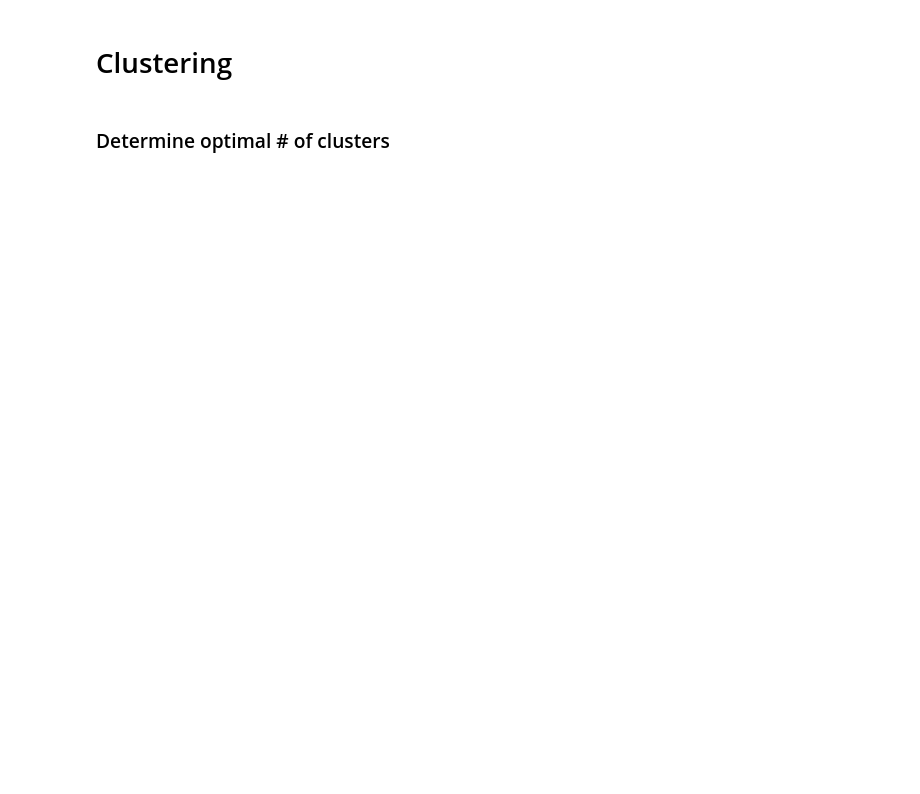
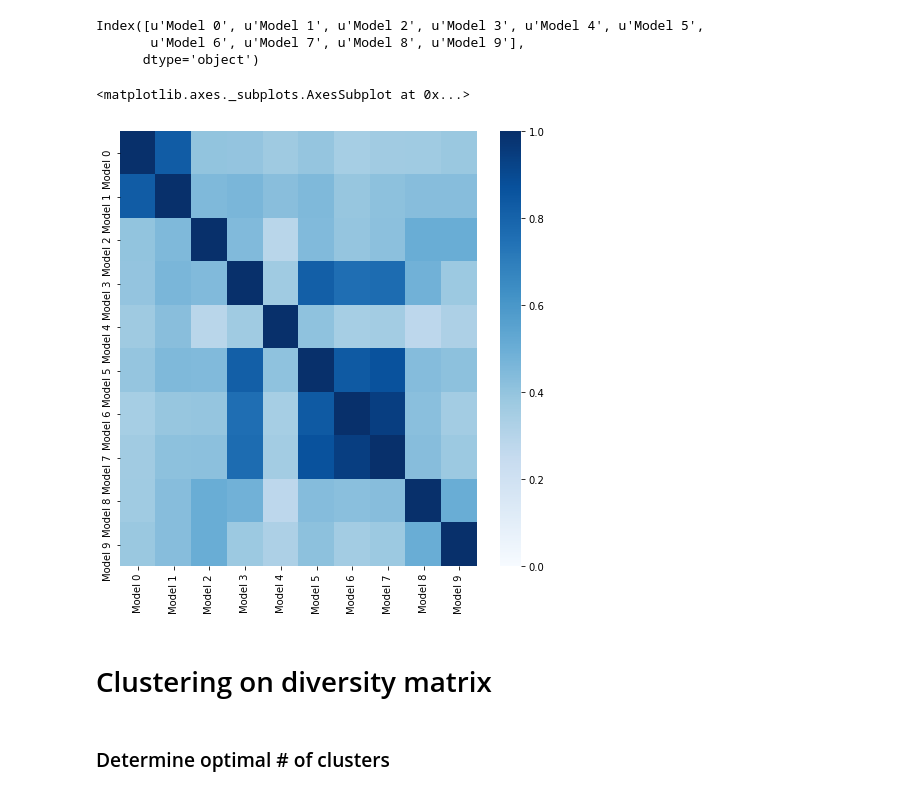
Before and after one commit to littlewine/snorkel-ml, a Jupyter notebook: my-code/classifier selection.ipynb, the cells around one changed output. Drawn from its saved outputs; the diff is of its cells as text; code cells hidden in the pictures; blank space fills up the shorter version.

```diff
--- a/my-code/classifier selection.ipynb
+++ b/my-code/classifier selection.ipynb
@@ -43,3 +67,15 @@ Merged 45 different model variations
+# %%
+picked_models = random.sample(results_dict.keys(), 10)
+diversity_heatmap(reduce_results_dict(results_dict,picked_models),
+                  metric=cohen_kappa_score ,plot_model_names=False,
+                 figsize=(8,7)
+                 )
+# %% [output]
+Index([u'Model 0', u'Model 1', u'Model 2', u'Model 3', u'Model 4', u'Model 5',
+       u'Model 6', u'Model 7', u'Model 8', u'Model 9'],
+      dtype='object')
+<matplotlib.axes._subplots.AxesSubplot at 0x...>
+[figure, added]
 # %%
 # # remove fasttext because I still need to fix the dictionary
 # del results_dict['fasttext_fasttext']
@@ -57,7 +93,7 @@ from sklearn.metrics import cohen_kappa_score, accuracy_score
 
 #     print ''
 # %% [markdown]
-# Clustering
+# Clustering on diversity matrix
 # %%
 # Load data
 # %%
```
Also changed, not shown: parts of 98 cells of this notebook.
